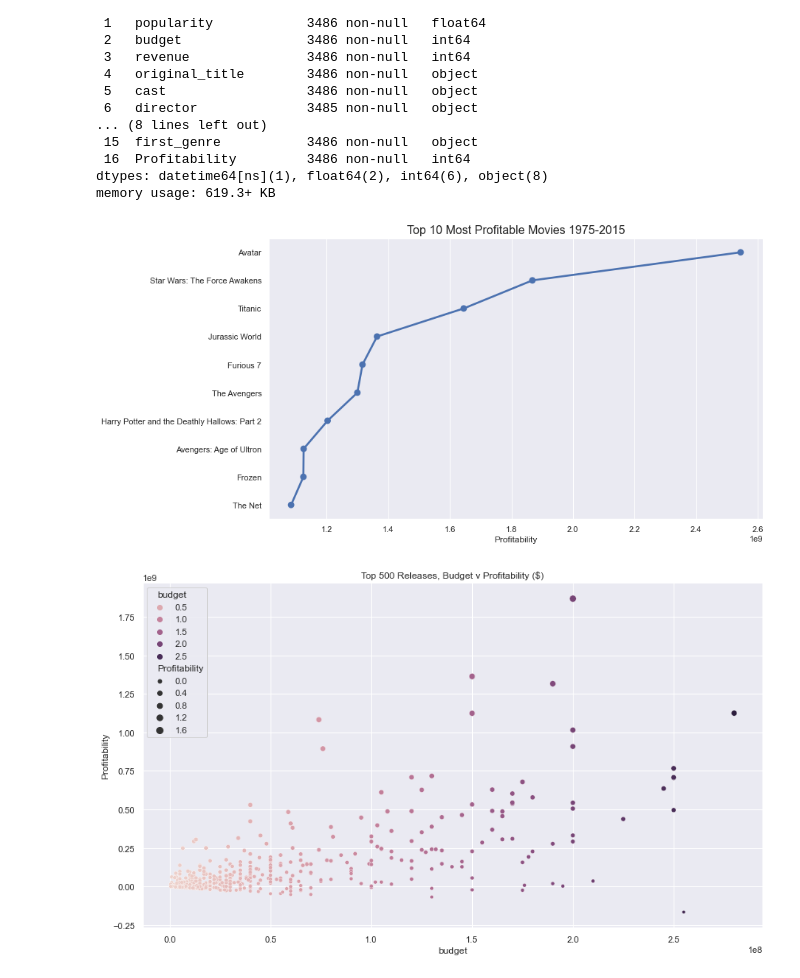
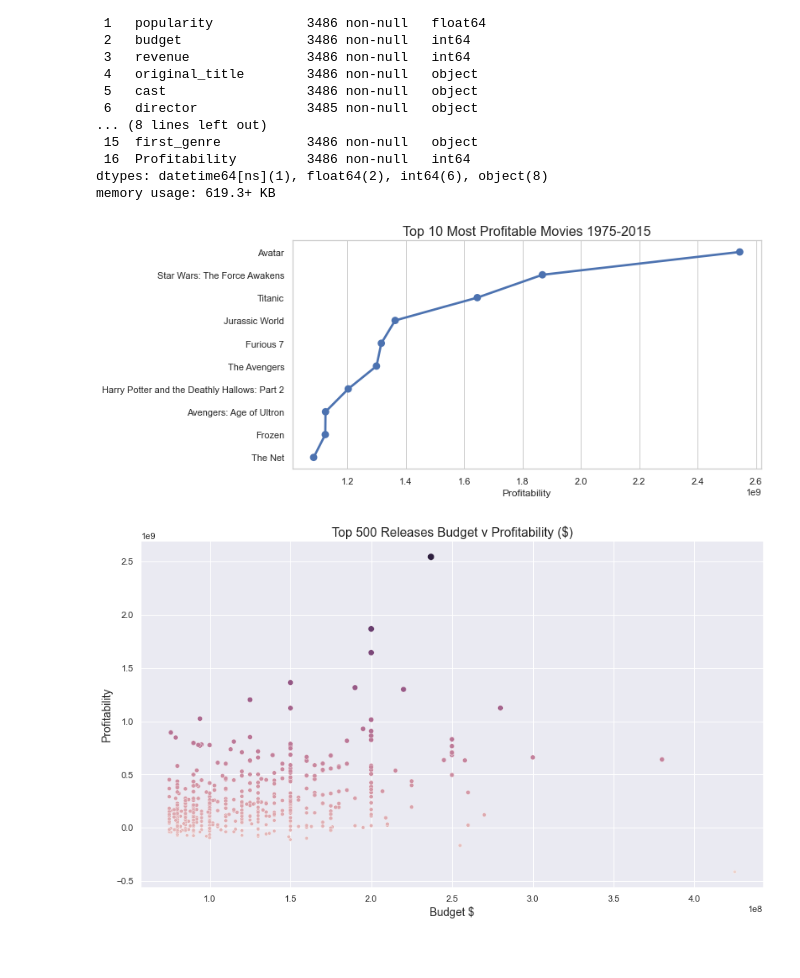
Before and after one commit to Martmedia/UCDPA_MartinCody, a Jupyter notebook: Martin Cody Project BETA.ipynb, the cells around one changed output. Drawn from its saved outputs; the diff is of its cells as text; code cells hidden in the pictures; blank space fills up the shorter version.

```diff
--- a/Martin Cody Project BETA.ipynb
+++ b/Martin Cody Project BETA.ipynb
@@ -75,7 +73,7 @@ def convertReleaseDate(df):
 Call Movies Dataset into Pandas
 # %%
 file_url = 'https://github.com/Martmedia/UCDPA_MartinCody/blob/main/tmdb_movies_data.csv'
-file_url = '/Users/martincody/Desktop/Martin Cody - Project Files 22 April 2021/tmdb_movies_data.csv'
+file_url = '/Users/martincody/repositories/UCDPA_MartinCody/tmdb_movies_data.csv'
 martmovies = pd.read_csv(file_url)
 # %% [markdown]
 Call Pre-Defined Functions
@@ -296,20 +291,25 @@ sns.set_style("whitegrid")
 
 plt.show()
 # %% [output]
-[figure, old version]
+[figure, new version]
 # %%
-# Attempt to show Relationship between Budget and Actual Profit (Top 500)
+# Show Relationship between Budget and Profitability (Top 500 Movies)
+
 
 fig, ax = plt.subplots (figsize=(14,8))
-top_genre = martmovies [ :501]
 
-sns.scatterplot(data=top_genre, x='budget', y='Profitability', hue='budget', size='Profitability')
+top_movie = martmovies.sort_values(by='budget', ascending=False).head(501)
+
+sns.scatterplot(data=top_movie, x='budget', y='Profitability', hue='Profitability', size='revenue', legend=False)
 
 sns.set_style("darkgrid")
 
-plt.title('Top 500 Releases, Budget v Profitability ($)')
+
+plt.title('Top 500 Releases Budget v Profitability ($)', fontsize=16)
+plt.xlabel('Budget $',fontsize = 14)
+plt.ylabel('Profitability',fontsize = 14)
 sns.set(color_codes=False)
 
 plt.show()
 # %% [output]
-[figure, old version]
+[figure, new version]
```
Also changed, not shown: parts of 5 cells of this notebook.
